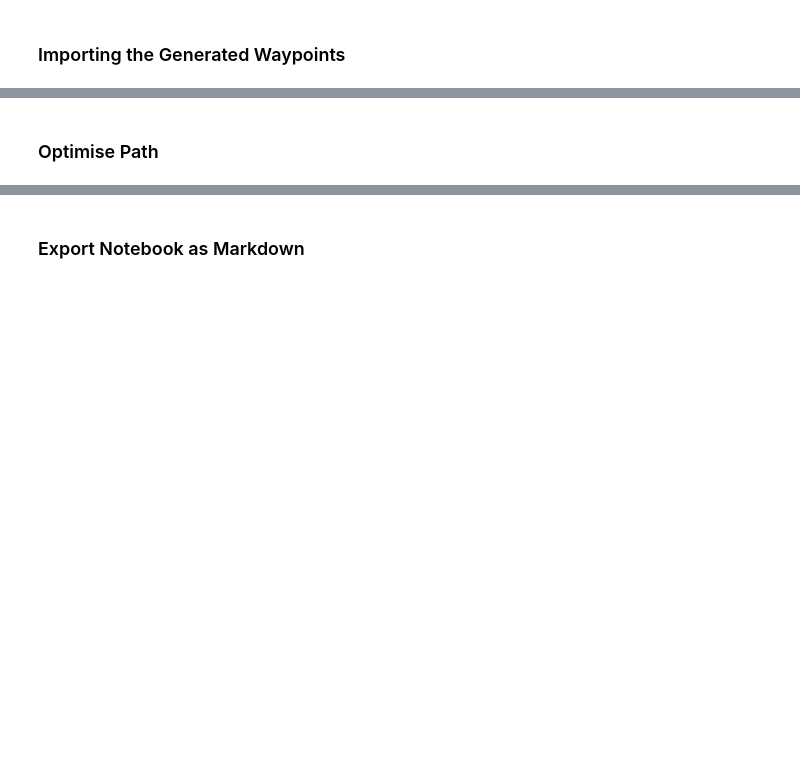
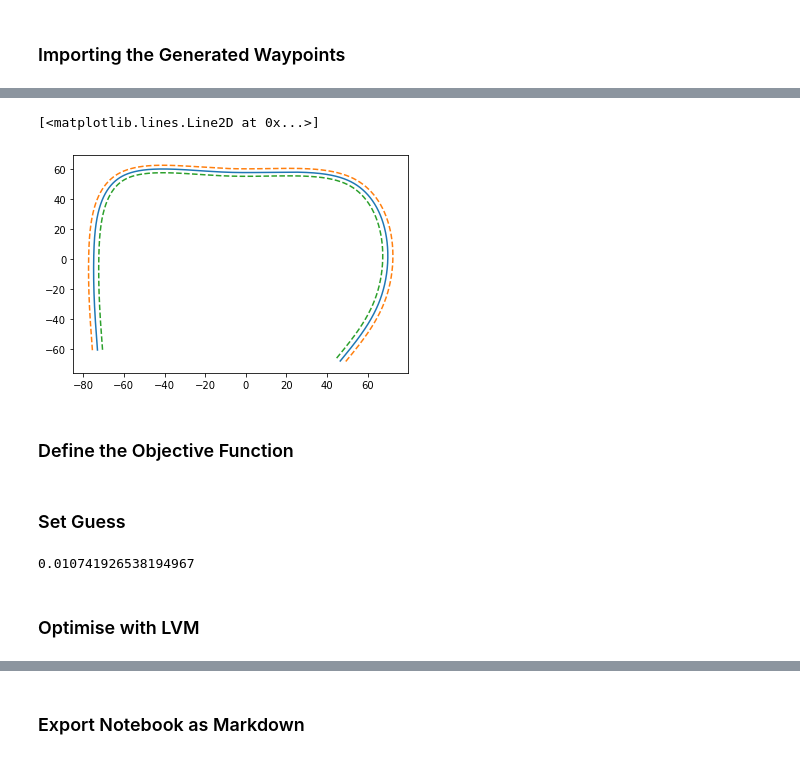
Before and after one commit to winstxnhdw/OfflinePathOptimisation, a Jupyter notebook: main.ipynb, the cells around one changed output, grey strips where cells are left out. Cells and saved outputs as stored; diff of their text form; code cells hidden in the pictures; blank space fills up the shorter version.

```diff
--- a/main.ipynb
+++ b/main.ipynb
@@ -325,0 +364,25 @@ plt.plot(pk)
+# %%
+# Boundary constraints
+lx = []
+ly = []
+rx = []
+ry = []
+
+lateral_offset = 2.5
+
+for i in range(0, len(pyaw)):
+    lx.append(px[i] - lateral_offset*np.sin(pyaw[i]))
+    ly.append(py[i] + lateral_offset*np.cos(pyaw[i]))
+    rx.append(px[i] + lateral_offset*np.sin(pyaw[i]))
+    ry.append(py[i] - lateral_offset*np.cos(pyaw[i]))
+# %%
+%matplotlib inline
+
+plt.plot(px, py)
+plt.plot(lx, ly, '--')
+plt.plot(rx, ry, '--')
+# %% [output]
+[<matplotlib.lines.Line2D at 0x...>]
+[figure, added]
+# %% [markdown]
+### Define the Objective Function
@@ -326,2 +410,9 @@ plt.plot(pk)
+# %% [markdown]
+### Set Guess
+# %%
+guess = np.zeros(len(pyaw))
+objective_fcn(guess)
+# %% [output]
+0.010741926538194967
 # %% [markdown]
-### Optimise Path
+### Optimise with LVM
```
Also changed, not shown: parts of 14 cells of this notebook, 1 other file.
